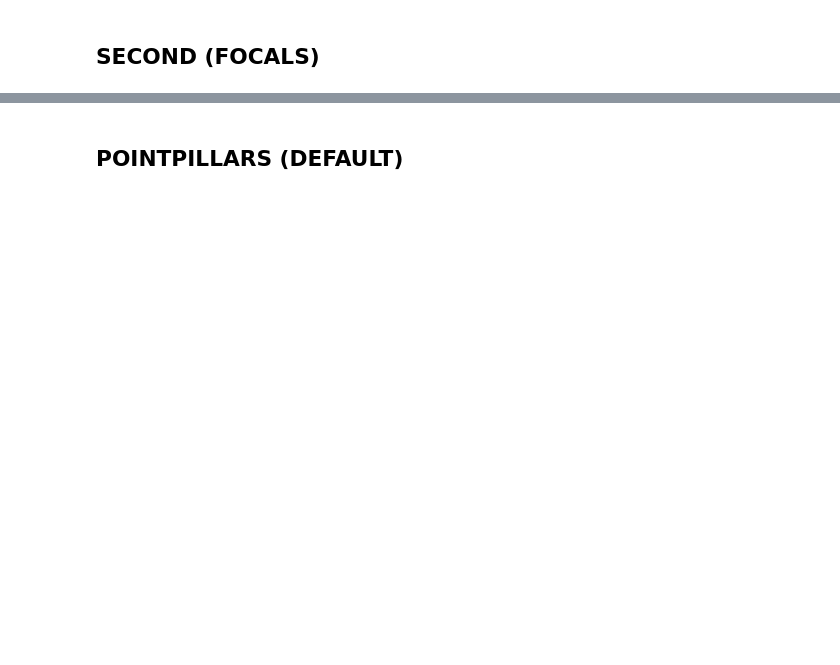
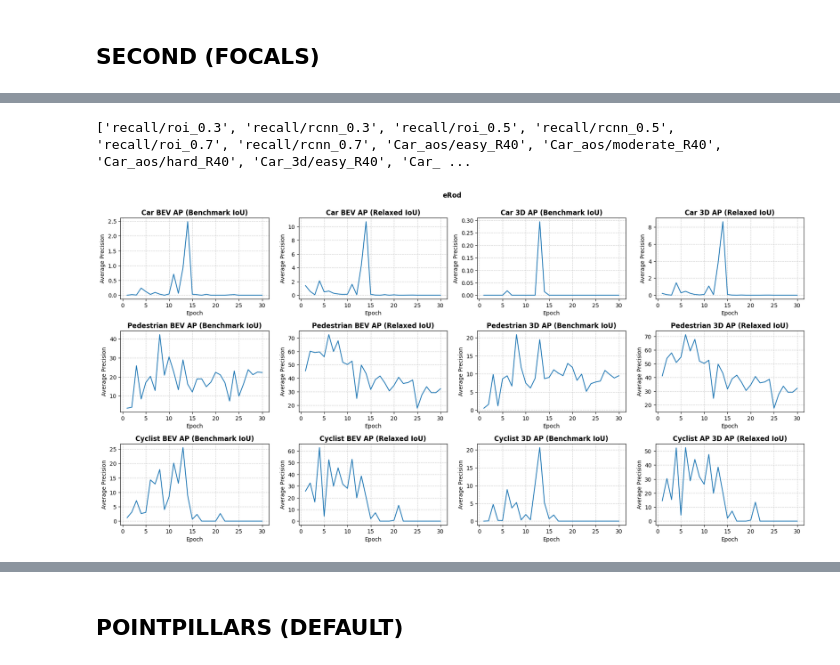
Before and after one commit to KULBerndDockx/OpenPCDet, a Jupyter notebook: tensorboard copy.ipynb, the cells around one changed output, grey strips where cells are left out. Drawn from its saved outputs; the diff is of its cells as text; code cells hidden in the pictures; blank space fills up the shorter version.

```diff
--- a/tensorboard copy.ipynb
+++ b/tensorboard copy.ipynb
@@ -165,4 +161,7 @@ print_tb(log_test["S_F_def"]["N"])
 # %%
-print_tb(log_test["S_F_def"]["E"])
+print_tb("eRod",log_test["S_F_def"]["E"])
+# %% [output]
+['recall/roi_0.3', 'recall/rcnn_0.3', 'recall/roi_0.5', 'recall/rcnn_0.5', 'recall/roi_0.7', 'recall/rcnn_0.7', 'Car_aos/easy_R40', 'Car_aos/moderate_R40', 'Car_aos/hard_R40', 'Car_3d/easy_R40', 'Car_ ...
+[figure, added]
 # %%
 print_tb("KITTI",log_test["S_F_ftd"]["K"])
```
Also changed, not shown: parts of 8 cells of this notebook.
